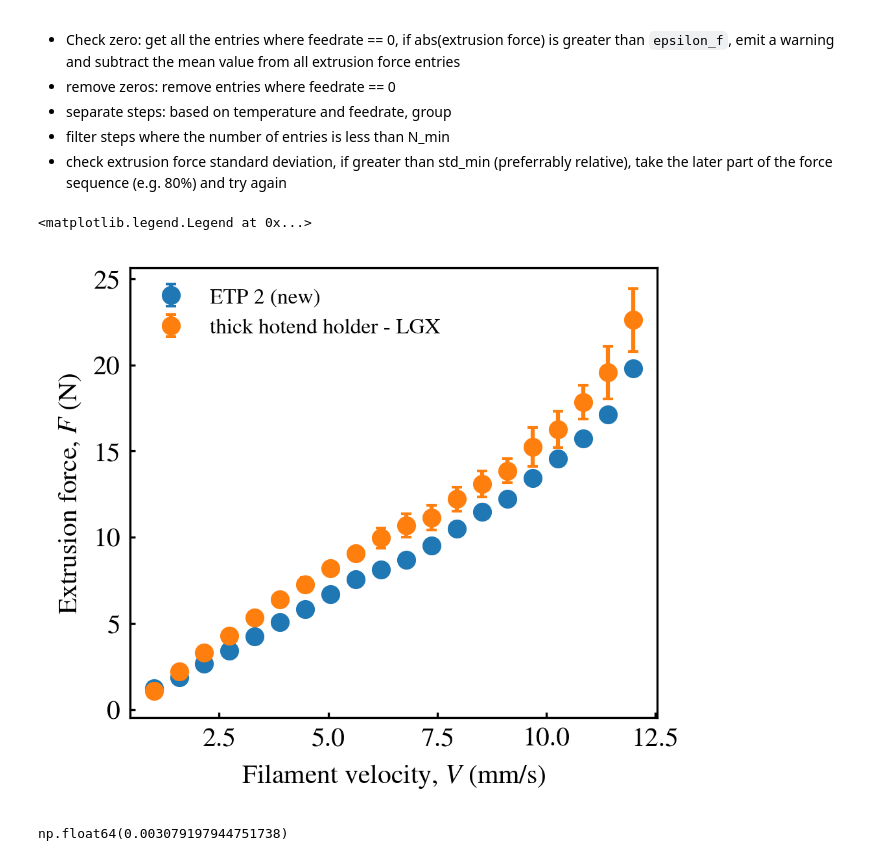
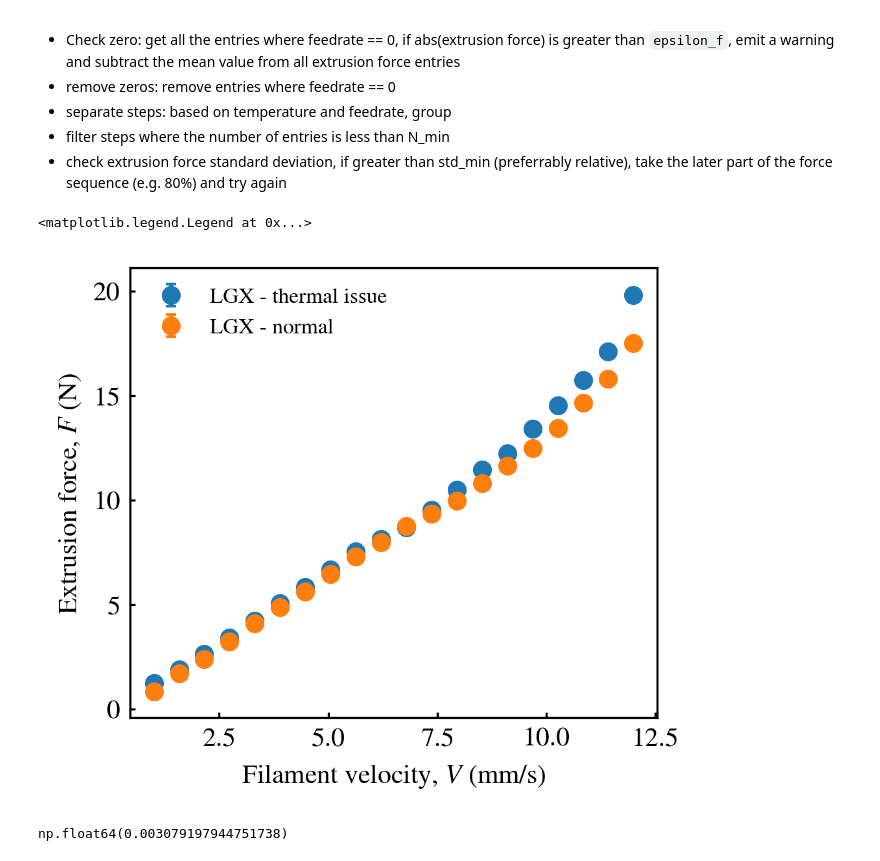
Before and after one commit to ZLoverty/ETP, a Jupyter notebook: Code/extrusion_force.ipynb, the cells around one changed output. Drawn from its saved outputs; the diff is of its cells as text; code cells hidden in the pictures.

Commit message:
device-to-device diff plots

```diff
--- a/Code/extrusion_force.ipynb
+++ b/Code/extrusion_force.ipynb
@@ -1054,19 +1055,20 @@ brand_new = pd.read_csv(folder / "brand_new.csv")
 # %%
 plt.figure(figsize=(3.5, 3), dpi=300)
 # plt.errorbar(old["feedrate_mms"], old["extrusion_force_N_mean"], yerr=old["extrusion_force_N_std"], ls="", marker="o", capsize=2, label="ETP 1 with nozzle 1")
 plt.errorbar(new["feedrate_mms"], new["extrusion_force_N_mean"], yerr=new["extrusion_force_N_std"], ls="", marker="o", capsize=2, label="LGX - thermal issue")
 # plt.errorbar(new3["feedrate_mms"], new3["extrusion_force_N_mean"], yerr=new3["extrusion_force_N_std"], ls="", marker="o", capsize=2, label="thin hotend holder - Hemera")
 # plt.errorbar(new2["feedrate_mms"], new2["extrusion_force_N_mean"], yerr=new2["extrusion_force_N_std"], ls="", marker="o", capsize=2, label="ETP 1 with nozzle 2")
-# plt.errorbar(thh["feedrate_mms"], thh["extrusion_force_N_mean"], yerr=thh["extrusion_force_N_std"], ls="", marker="o", capsize=2, label="thick hotend holder - Hemera")
-plt.errorbar(lgx_thh["feedrate_mms"], lgx_thh["extrusion_force_N_mean"], yerr=lgx_thh["extrusion_force_N_std"], ls="", marker="o", capsize=2, label="thick hotend holder - LGX ")
-# plt.errorbar(etp1_2["feedrate_mms"], etp1_2["extrusion_force_N_mean"], yerr=etp1_2["extrusion_force_N_std"], ls="", marker="o", capsize=2, label="ETP 1 again 0319")
-# plt.errorbar(brand_new["feedrate_mms"], brand_new["extrusion_force_N_mean"], yerr=brand_new["extrusion_force_N_std"], ls="", marker="o", capsize=2, label="Brand New")
+# plt.errorbar(thh["feedrate_mms"], thh["extrusion_force_N_mean"], yerr=thh["extrusion_force_N_std"], ls="", marker="o", capsize=2, label="ABS platform")
+# plt.errorbar(lgx_thh["feedrate_mms"], lgx_thh["extrusion_force_N_mean"], yerr=lgx_thh["extrusion_force_N_std"], ls="", marker="o", capsize=2, label="LGX - normal")
+# plt.errorbar(etp1_2["feedrate_mms"], etp1_2["extrusion_force_N_mean"], yerr=etp1_2["extrusion_force_N_std"], ls="", marker="o", capsize=2, label="Steel platform")
+plt.errorbar(brand_new["feedrate_mms"], brand_new["extrusion_force_N_mean"], yerr=brand_new["extrusion_force_N_std"], ls="", marker="o", capsize=2, label="LGX - normal")
+# plt.errorbar(hemera_thin["feedrate_mms"], hemera_thin["extrusion_force_N_mean"], yerr=hemera_thin["extrusion_force_N_std"], ls="", marker="o", capsize=2, label="Thin hotend holder - Hemera")
 plt.xlabel("Filament velocity, $V$ (mm/s)")
 plt.ylabel("Extrusion force, $F$ (N)")
 plt.legend(frameon=False, fontsize=8)
 # %% [output]
 <matplotlib.legend.Legend at 0x...>
-[figure, old version]
+[figure, new version]
 # %%
 f1 = etp1_2["extrusion_force_N_mean"]
 f2 = lgx_thh["extrusion_force_N_mean"]
```
Also changed, not shown: parts of 3 cells of this notebook.
